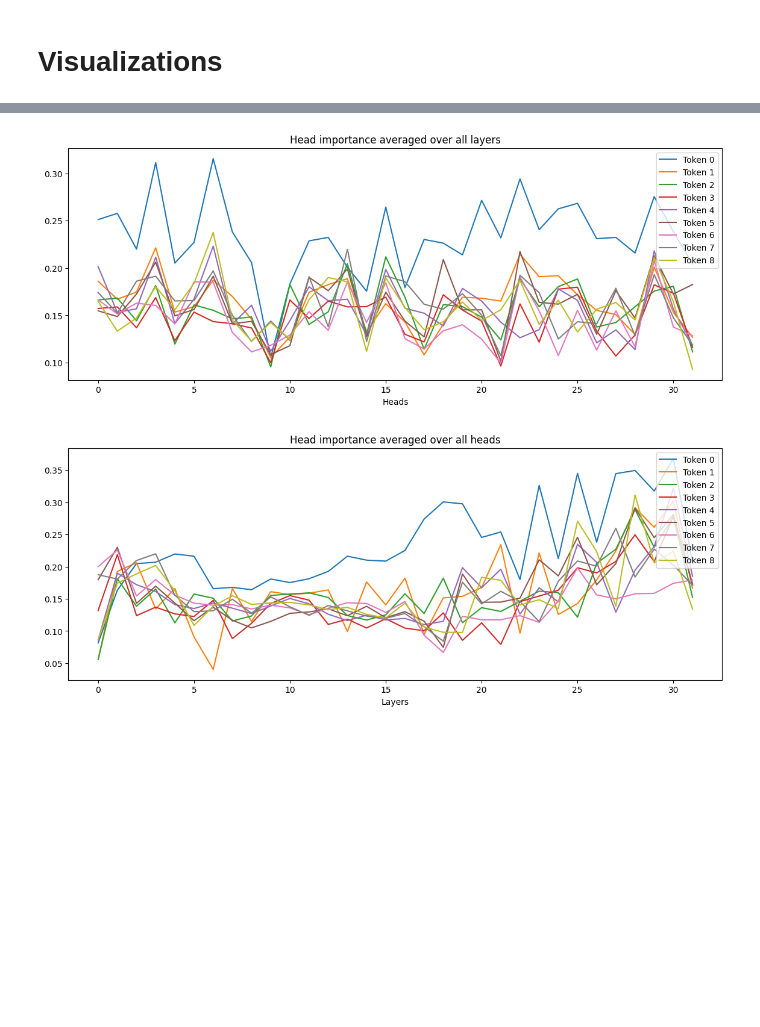
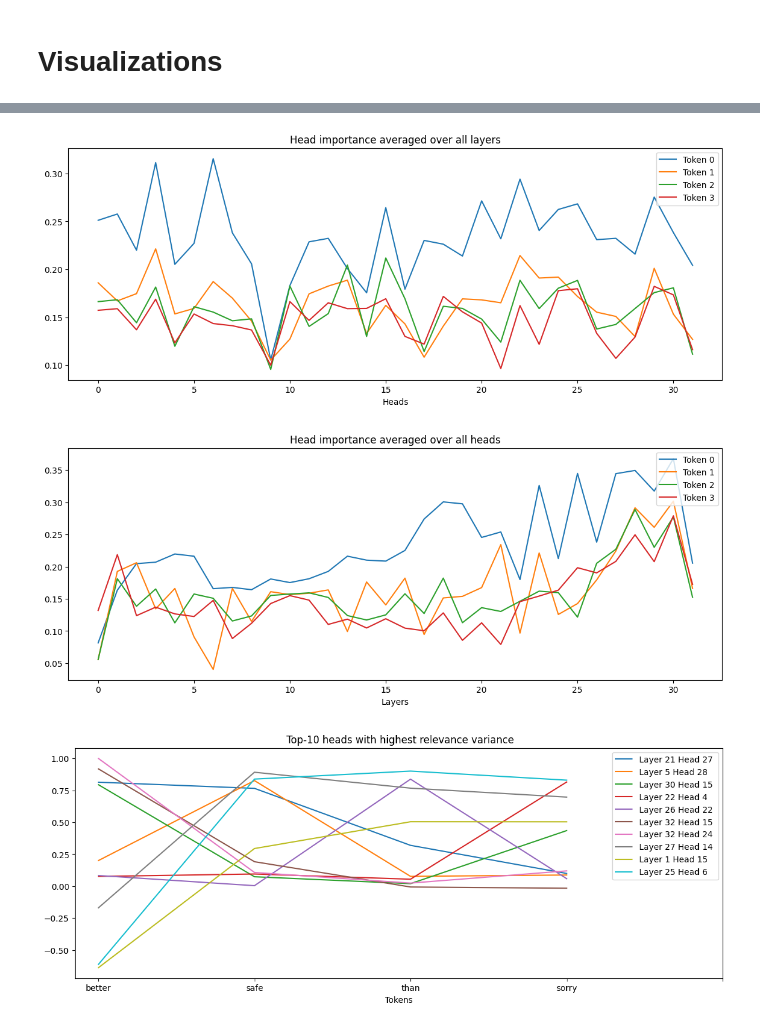
Before and after one commit to daviderigamonti/Interpreting-LLMs, a Jupyter notebook: Resources/Week8/Notebooks/head-contribution.ipynb, the cells around one changed output, grey strips where cells are left out. Drawn from its saved outputs; the diff is of its cells as text; code cells hidden in the pictures; blank space fills up the shorter version.

```diff
--- a/Resources/Week8/Notebooks/head-contribution.ipynb
+++ b/Resources/Week8/Notebooks/head-contribution.ipynb
@@ -1510,0 +1503,7 @@ print(tokenizer.decode(outputs))
+# %%
+outputs = generated_output.sequences.squeeze()
+print(tokenizer.decode(outputs))
+cutoff = 5
+outputs = generated_output.sequences.squeeze()[:cutoff]
+decoded_outputs = [tokenizer.decode(out) for out in generated_output.sequences.squeeze()[1:cutoff]]
+print(tokenizer.decode(outputs))
@@ -1527,11 +1529,12 @@ Kendall - tau: 0.14516129032258066 - p: 0.25182707548748356
 # %%
-plt.figure(figsize=(10, 4))
-box = sns.boxplot(np.array(attention_heads_simlist[0][0]))
-box.set(title="Head importance for all layers at each head [Token 0]", xlabel='Heads')
-plt.show()
+for i in range(0, cutoff - 1):
+    plt.figure(figsize=(10, 4))
+    box = sns.boxplot(np.array(attention_heads_simlist[0][i]))
+    box.set(title=f"Head importance for all layers at each head [Token {i} ({decoded_outputs[i]})]", xlabel='Heads')
+    plt.show()
 
-plt.figure(figsize=(10, 4))
-box = sns.boxplot(np.array(attention_heads_simlist[0][0]).T)
-box.set(title="Head importance for all heads at each layer [Token 0]", xlabel='Layers')
-plt.show()
+    plt.figure(figsize=(10, 4))
+    box = sns.boxplot(np.array(attention_heads_simlist[0][i]).T)
+    box.set(title=f"Head importance for all heads at each layer [Token {i} ({decoded_outputs[i]})]", xlabel='Layers')
+    plt.show()
 # %% [output]
@@ -1540,26 +1549,39 @@ plt.show()
 # %%
 plot_data = torch.stack(
-    [torch.mean(attention_heads_simlist[0][i], dim=0) for i in range(0, len(outputs) - 1)],
+    [torch.mean(attention_heads_simlist[0][i], dim=0) for i in range(0, cutoff - 1)],
     dim=1
 ).numpy()
 plt.figure(figsize=(14, 5))
 plt.plot(plot_data)
 plt.title("Head importance averaged over all layers")
 plt.xlabel('Heads')
 plt.legend([f"Token {i}" for i in range(0, len(outputs) - 1)], loc='upper right')
 plt.show()
 
 plot_data = torch.stack(
-    [torch.mean(attention_heads_simlist[0][i], dim=1) for i in range(0, len(outputs) - 1)],
+    [torch.mean(attention_heads_simlist[0][i], dim=1) for i in range(0, cutoff - 1)],
     dim=1
 ).numpy()
 plt.figure(figsize=(14, 5))
 plt.plot(plot_data)
 plt.title("Head importance averaged over all heads")
 plt.xlabel('Layers')
 plt.legend([f"Token {i}" for i in range(0, len(outputs) - 1)], loc='upper right')
 plt.show()
+
+plot_data = [attention_heads_simlist[0][i].flatten() for i in range(0, cutoff - 1)]
+plot_std = [np.std([sublist[i] for sublist in plot_data]) for i in range(0, len(plot_data[0]))]
+indexes = np.argsort(plot_std)[-10:]
+plot_data = [[plot_data[i][j] for j in np.argsort(plot_std)[-10:]] for i in range(0, cutoff - 1)]
+plt.figure(figsize=(14, 5))
+plt.plot(plot_data)
+plt.title(" Top-10 heads with highest relevance variance")
+plt.xlabel('Tokens')
+plt.xticks(ticks=range(0, cutoff - 1 + 1), labels=["better", "safe", "than", "sorry", ""])
+plt.legend([f"Layer {i // 31} Head {i % 31} " for i in indexes], loc='upper right')
+plt.show()
 # %% [output]
-[figure, old version]
+[figure, new version]
-[figure, old version]
+[figure, new version]
+[figure, added]
 # %%
```
Also changed, not shown: parts of 11 cells of this notebook, 1 other file.
